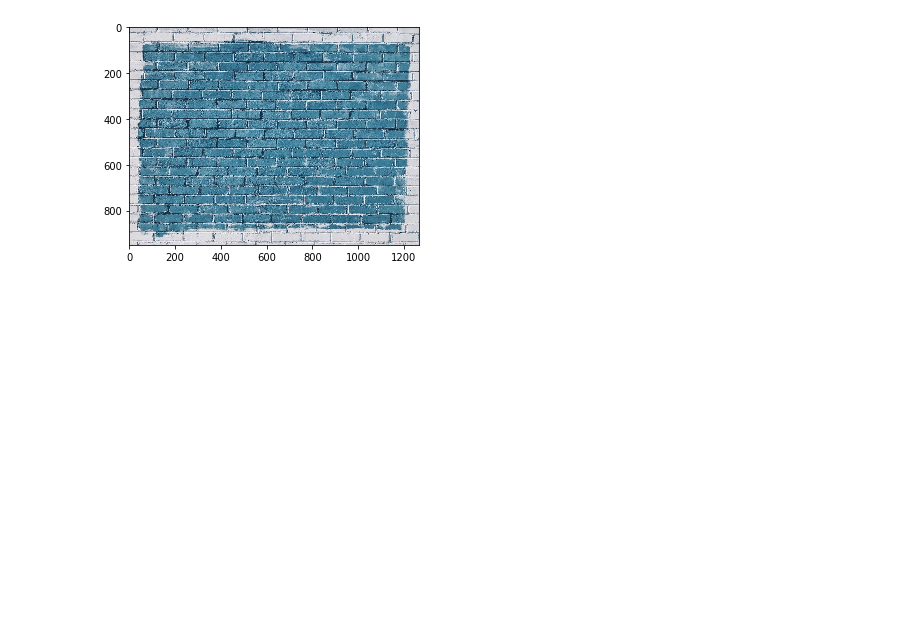
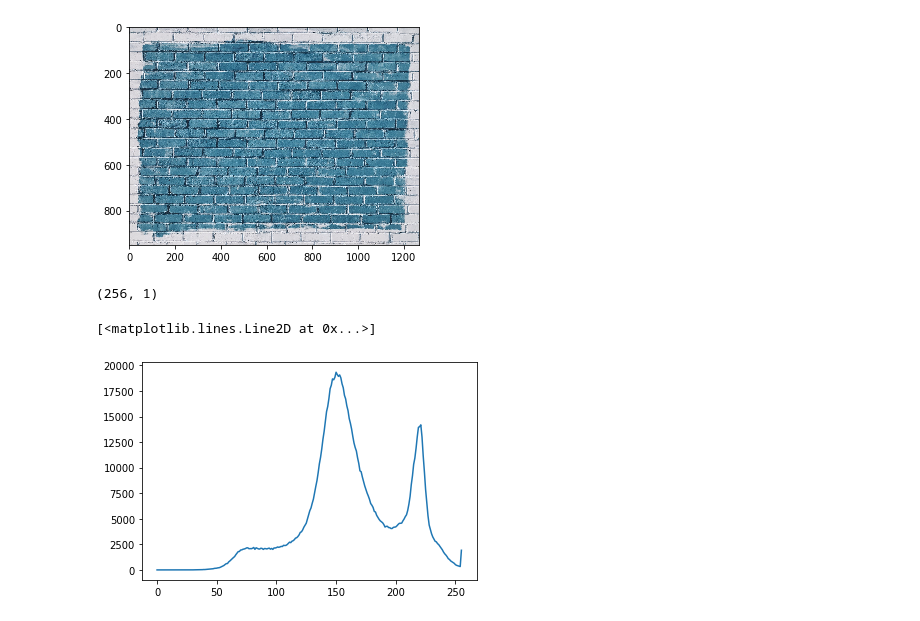
Before and after one commit to neemiasbsilva/dl-and-computer-vision, a Jupyter notebook: image-processing/histograms-means-image.ipynb, the cells around one changed output. Cells and saved outputs as stored; diff of their text form; code cells hidden in the pictures; blank space fills up the shorter version.

Commit message:
Image Histograms Means (calc to bricks for channell BLUE)

```diff
--- a/image-processing/histograms-means-image.ipynb
+++ b/image-processing/histograms-means-image.ipynb
@@ -30,3 +30,15 @@ plt.imshow(show_bricks)
 # %% [output]
 <matplotlib.image.AxesImage at 0x...>
 [figure]
+# %%
+# OPENCV COLOR CHENNELS BGR
+hist_values = cv2.calcHist([blue_bricks], channels=[0], mask=None, histSize=[256], ranges=[0, 256])
+# %%
+hist_values.shape
+# %% [output]
+(256, 1)
+# %%
+plt.plot(hist_values)
+# %% [output]
+[<matplotlib.lines.Line2D at 0x...>]
+[figure, added]
```
